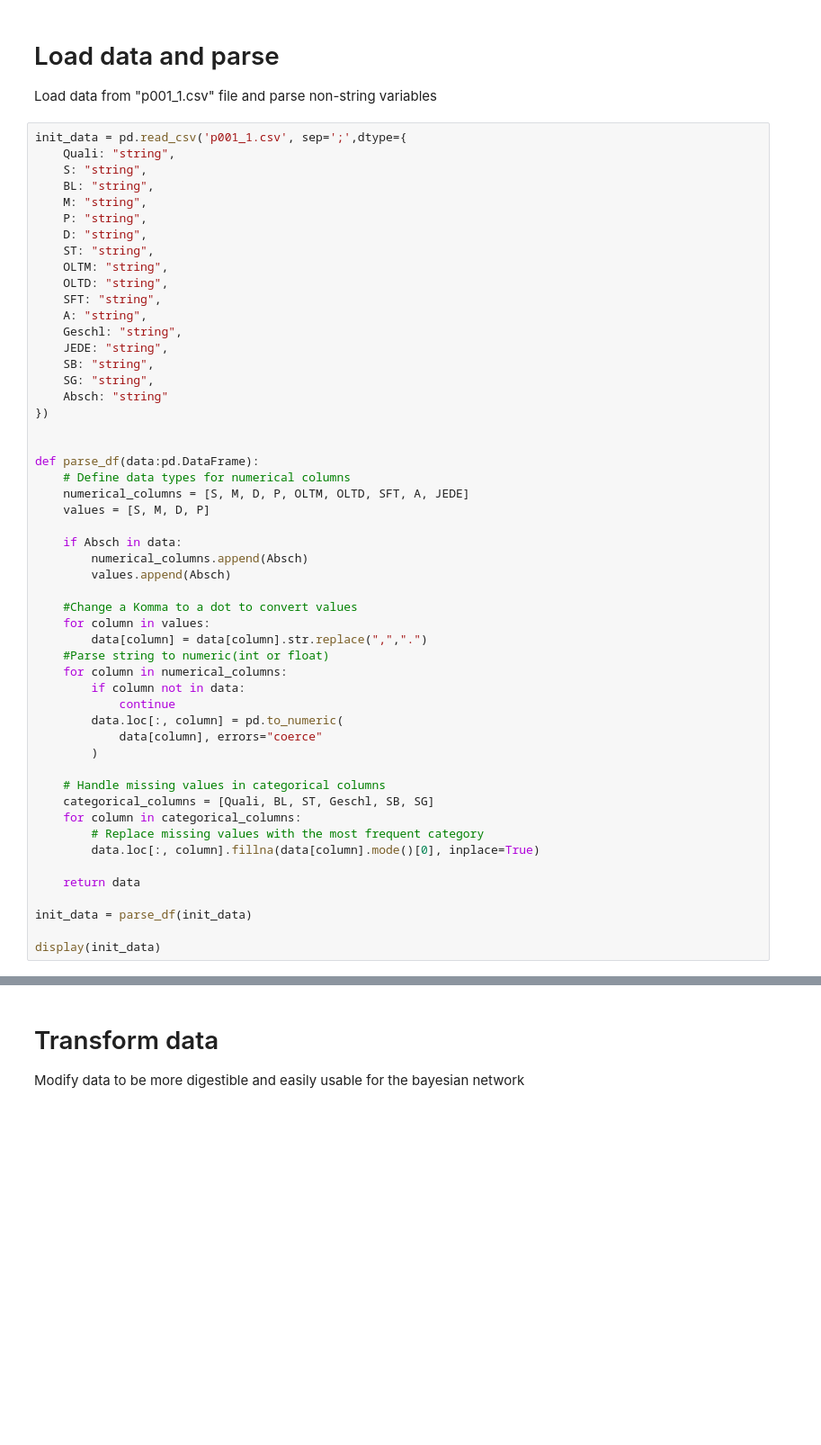
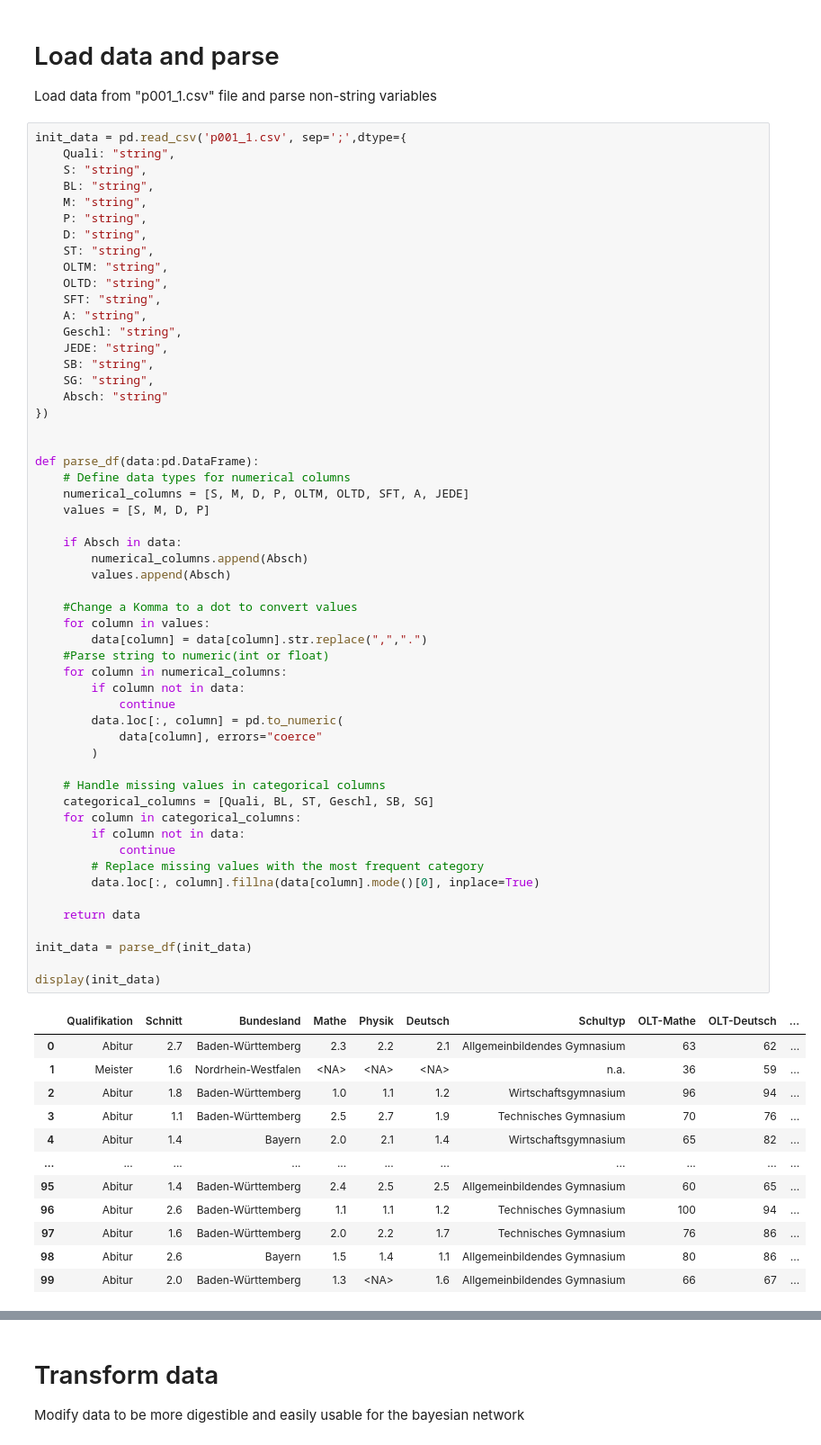
Before and after one commit to RauschRobin/Programmentwurf_Prob1_GrundlagenKuenstlicherIntelligenz, a Jupyter notebook: DS_PROB_1/BayesNetz.ipynb, the cells around one changed output, grey strips where cells are left out. Shown at 90% size. Drawn from its saved outputs; the diff is of its cells as text; blank space fills up the shorter version.

```diff
--- a/DS_PROB_1/BayesNetz.ipynb
+++ b/DS_PROB_1/BayesNetz.ipynb
@@ -66,30 +84,45 @@ def parse_df(data:pd.DataFrame):
     # Define data types for numerical columns
     numerical_columns = [S, M, D, P, OLTM, OLTD, SFT, A, JEDE]
     values = [S, M, D, P]
 
     if Absch in data:
         numerical_columns.append(Absch)
         values.append(Absch)
 
     #Change a Komma to a dot to convert values
     for column in values:
         data[column] = data[column].str.replace(",",".")
     #Parse string to numeric(int or float)
     for column in numerical_columns:
         if column not in data:
             continue
         data.loc[:, column] = pd.to_numeric(
             data[column], errors="coerce"
         )
 
     # Handle missing values in categorical columns
     categorical_columns = [Quali, BL, ST, Geschl, SB, SG]
     for column in categorical_columns:
+        if column not in data:
+            continue
         # Replace missing values with the most frequent category
         data.loc[:, column].fillna(data[column].mode()[0], inplace=True)
 
     return data
 
 init_data = parse_df(init_data)
 
 display(init_data)
+# %% [output]
+|  | Qualifikation | Schnitt | Bundesland | Mathe | Physik | Deutsch | Schultyp | OLT-Mathe | OLT-Deutsch | ... |
+| 0 | Abitur | 2.7 | Baden-Württemberg | 2.3 | 2.2 | 2.1 | Allgemeinbildendes Gymnasium | 63 | 62 | ... |
+| 1 | Meister | 1.6 | Nordrhein-Westfalen | <NA> | <NA> | <NA> | n.a. | 36 | 59 | ... |
+| 2 | Abitur | 1.8 | Baden-Württemberg | 1.0 | 1.1 | 1.2 | Wirtschaftsgymnasium | 96 | 94 | ... |
+| 3 | Abitur | 1.1 | Baden-Württemberg | 2.5 | 2.7 | 1.9 | Technisches Gymnasium | 70 | 76 | ... |
+| 4 | Abitur | 1.4 | Bayern | 2.0 | 2.1 | 1.4 | Wirtschaftsgymnasium | 65 | 82 | ... |
+| ... | ... | ... | ... | ... | ... | ... | ... | ... | ... | ... |
+| 95 | Abitur | 1.4 | Baden-Württemberg | 2.4 | 2.5 | 2.5 | Allgemeinbildendes Gymnasium | 60 | 65 | ... |
+| 96 | Abitur | 2.6 | Baden-Württemberg | 1.1 | 1.1 | 1.2 | Technisches Gymnasium | 100 | 94 | ... |
+| 97 | Abitur | 1.6 | Baden-Württemberg | 2.0 | 2.2 | 1.7 | Technisches Gymnasium | 76 | 86 | ... |
+| 98 | Abitur | 2.6 | Bayern | 1.5 | 1.4 | 1.1 | Allgemeinbildendes Gymnasium | 80 | 86 | ... |
+| 99 | Abitur | 2.0 | Baden-Württemberg | 1.3 | <NA> | 1.6 | Allgemeinbildendes Gymnasium | 66 | 67 | ... |
```
Also changed, not shown: parts of 8 cells of this notebook, 2 other files.
